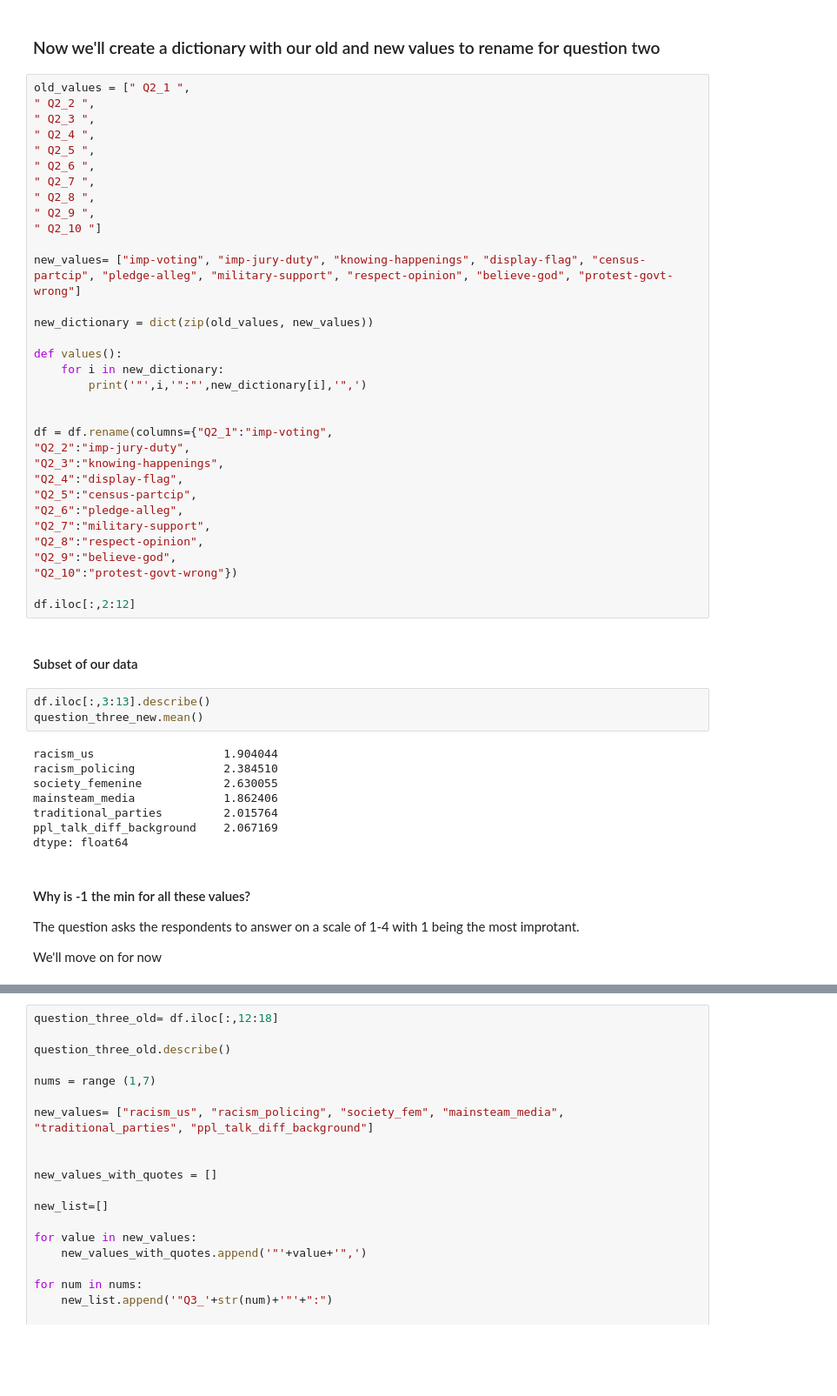
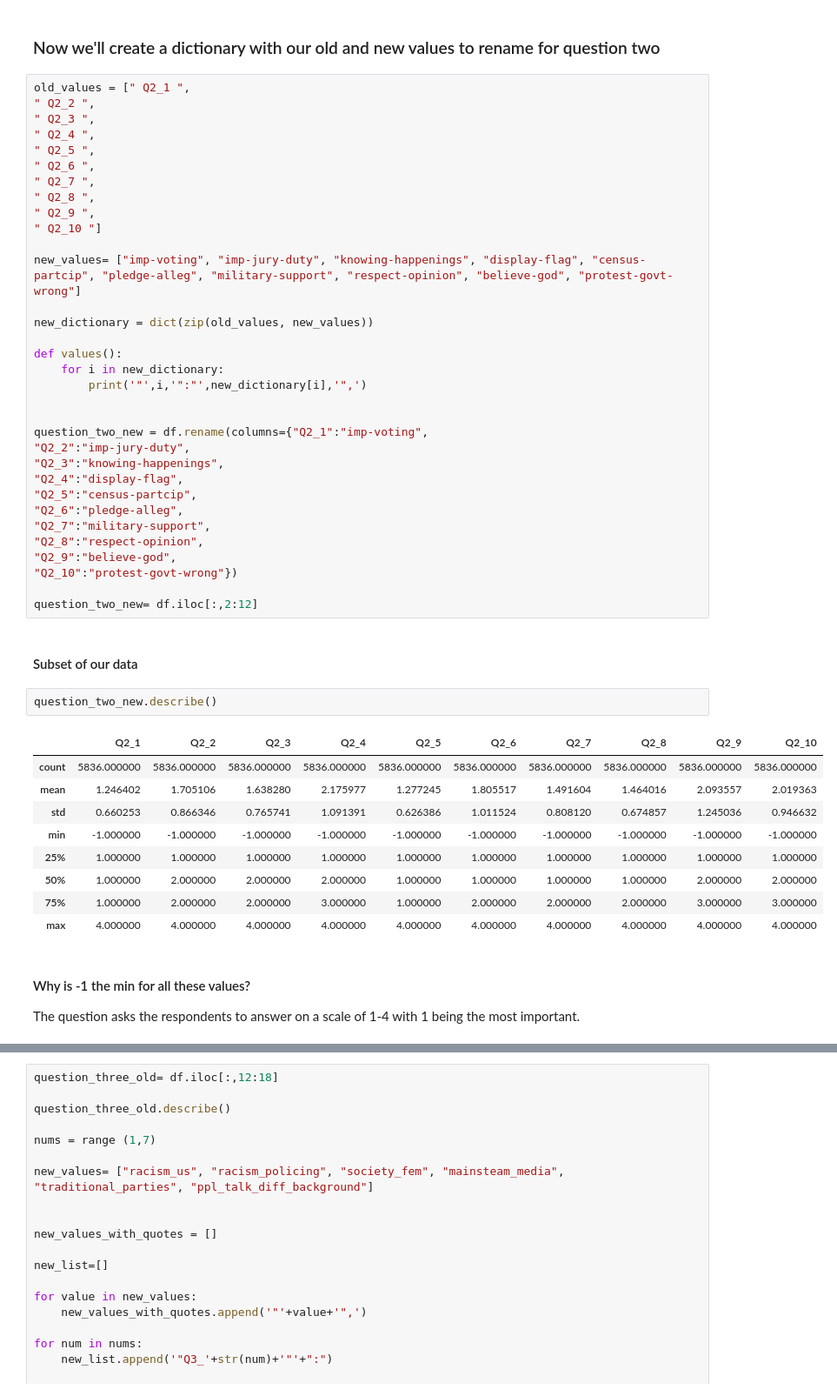
Before and after one commit to The-Rebeckoning/data-science, a Jupyter notebook: analysis-non-voters/analysis-nonvoter.ipynb, the cells around one changed output, grey strips where cells are left out. Shown at 87% size. Saved outputs shown, nothing was run; the diff lists cells and outputs as text; blank space fills up the shorter version.

```diff
--- a/analysis-non-voters/analysis-nonvoter.ipynb
+++ b/analysis-non-voters/analysis-nonvoter.ipynb
@@ -95,7 +112,7 @@ def values():
         print('"',i,'":"',new_dictionary[i],'",')
 
 
-df = df.rename(columns={"Q2_1":"imp-voting",
+question_two_new = df.rename(columns={"Q2_1":"imp-voting",
 "Q2_2":"imp-jury-duty",
 "Q2_3":"knowing-happenings",
 "Q2_4":"display-flag",
@@ -106,26 +123,25 @@ df = df.rename(columns={"Q2_1":"imp-voting",
 "Q2_9":"believe-god",
 "Q2_10":"protest-govt-wrong"})
 
-df.iloc[:,2:12]
+question_two_new= df.iloc[:,2:12]
 # %% [markdown]
 #### Subset of our data
 # %%
-df.iloc[:,3:13].describe()
-question_three_new.mean()
+question_two_new.describe()
 # %% [output]
-racism_us                   1.904044
-racism_policing             2.384510
-society_femenine            2.630055
-mainsteam_media             1.862406
-traditional_parties         2.015764
-ppl_talk_diff_background    2.067169
-dtype: float64
+|  | Q2_1 | Q2_2 | Q2_3 | Q2_4 | Q2_5 | Q2_6 | Q2_7 | Q2_8 | Q2_9 | Q2_10 |
+| count | 5836.000000 | 5836.000000 | 5836.000000 | 5836.000000 | 5836.000000 | 5836.000000 | 5836.000000 | 5836.000000 | 5836.000000 | 5836.000000 |
+| mean | 1.246402 | 1.705106 | 1.638280 | 2.175977 | 1.277245 | 1.805517 | 1.491604 | 1.464016 | 2.093557 | 2.019363 |
+| std | 0.660253 | 0.866346 | 0.765741 | 1.091391 | 0.626386 | 1.011524 | 0.808120 | 0.674857 | 1.245036 | 0.946632 |
+| min | -1.000000 | -1.000000 | -1.000000 | -1.000000 | -1.000000 | -1.000000 | -1.000000 | -1.000000 | -1.000000 | -1.000000 |
+| 25% | 1.000000 | 1.000000 | 1.000000 | 1.000000 | 1.000000 | 1.000000 | 1.000000 | 1.000000 | 1.000000 | 1.000000 |
+| 50% | 1.000000 | 2.000000 | 2.000000 | 2.000000 | 1.000000 | 1.000000 | 1.000000 | 1.000000 | 2.000000 | 2.000000 |
+| 75% | 1.000000 | 2.000000 | 2.000000 | 3.000000 | 1.000000 | 2.000000 | 2.000000 | 2.000000 | 3.000000 | 3.000000 |
+| max | 4.000000 | 4.000000 | 4.000000 | 4.000000 | 4.000000 | 4.000000 | 4.000000 | 4.000000 | 4.000000 | 4.000000 |
 # %% [markdown]
 #### Why is -1 the min for all these values?
 
-The question asks the respondents to answer on a scale of 1-4 with 1 being the most improtant.
-
-We'll move on for now
+The question asks the respondents to answer on a scale of 1-4 with 1 being the most important.
 # %% [markdown]
 ### Question 3
 
```
Also changed, not shown: parts of 15 cells of this notebook.
